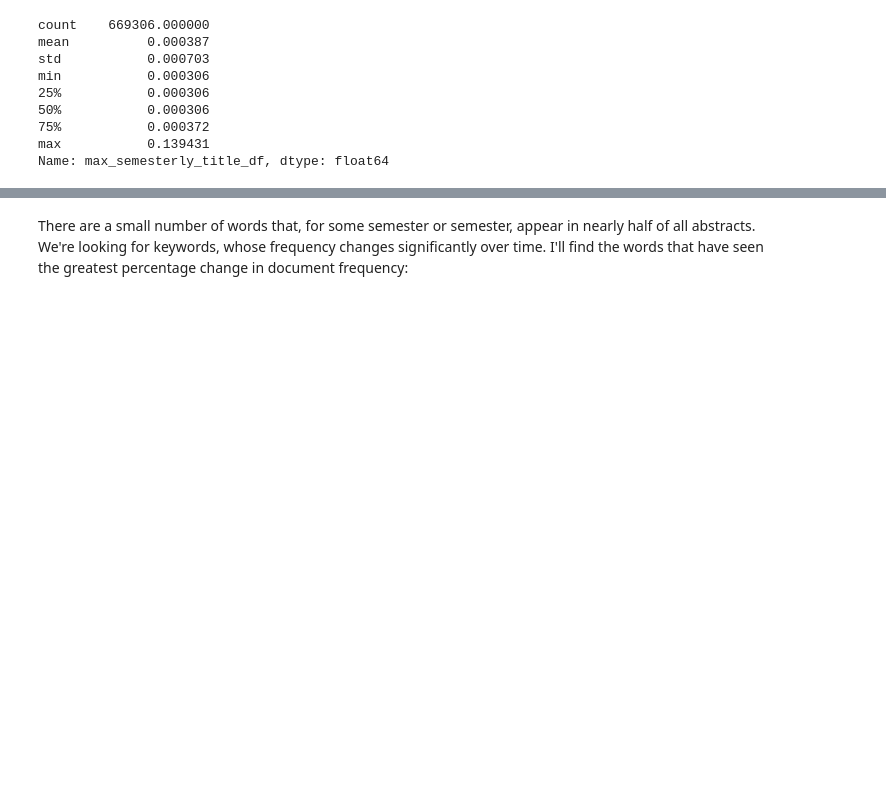
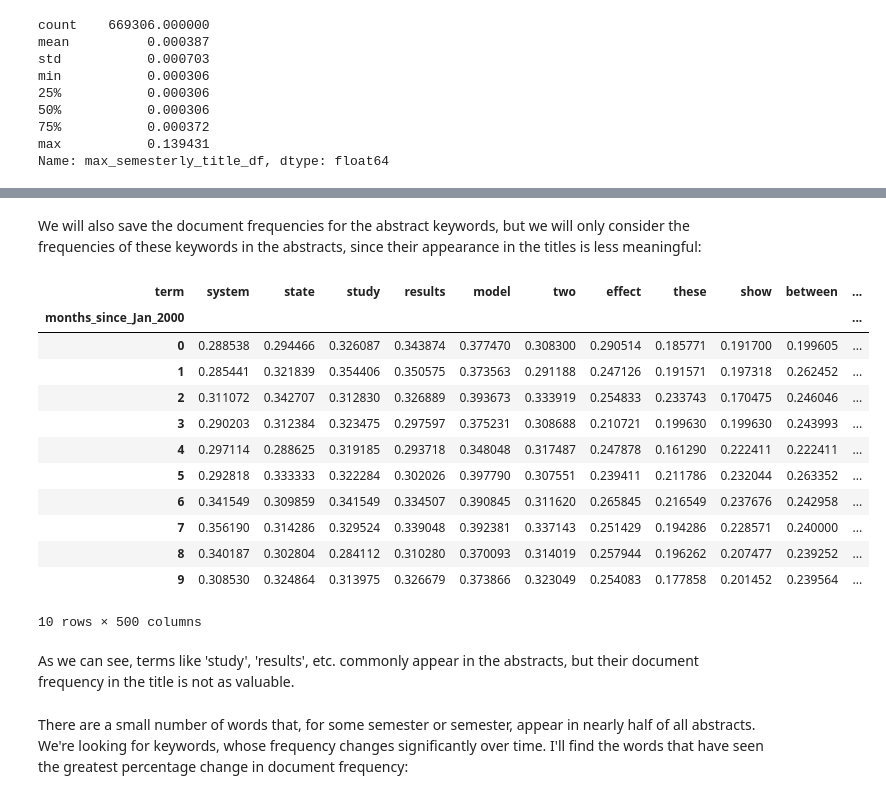
Before and after one commit to tommyliphysics/tommyli-ml, a Jupyter notebook: arxiv_trends/arxiv-historical-trends.ipynb, the cells around one changed output, grey strips where cells are left out. Cells and saved outputs as stored; diff of their text form; code cells hidden in the pictures; blank space fills up the shorter version.

```diff
--- a/arxiv_trends/arxiv-historical-trends.ipynb
+++ b/arxiv_trends/arxiv-historical-trends.ipynb
@@ -498,0 +499,3 @@ keywords = df_data.sort_values('max_semesterly_title_df', ascending=False).head(
+# %%
+title_keywords = df_data.sort_values('max_semesterly_title_df', ascending=False).head(500)
+abstract_keywords = df_data.sort_values('max_semesterly_abstract_df', ascending=False).head(500)
@@ -499,3 +545,27 @@ keywords = df_data.sort_values('max_semesterly_title_df', ascending=False).head(
+# %% [markdown]
+We will also save the document frequencies for the abstract keywords, but we will only consider the frequencies of these keywords in the abstracts, since their appearance in the titles is less meaningful:
+# %%
+abstract_keywords_monthly_abstract_data = pd.DataFrame(monthly_abstracts_df[:, abstract_keywords.index], columns=abstract_keywords['term'])
+abstract_keywords_monthly_abstract_data['months_since_Jan_2000'] = np.arange(latest_month-earliest_month)
+abstract_keywords_monthly_abstract_data.set_index('months_since_Jan_2000', inplace=True)
+abstract_keywords_monthly_abstract_data.to_csv('abstract_keywords_monthly_abstract_data.csv', sep=',', encoding='utf-8')
+abstract_keywords_monthly_abstract_data.head(10)
+# %% [output]
+| term | system | state | study | results | model | two | effect | these | show | between | ... |
+| months_since_Jan_2000 |  |  |  |  |  |  |  |  |  |  | ... |
+| 0 | 0.288538 | 0.294466 | 0.326087 | 0.343874 | 0.377470 | 0.308300 | 0.290514 | 0.185771 | 0.191700 | 0.199605 | ... |
+| 1 | 0.285441 | 0.321839 | 0.354406 | 0.350575 | 0.373563 | 0.291188 | 0.247126 | 0.191571 | 0.197318 | 0.262452 | ... |
+| 2 | 0.311072 | 0.342707 | 0.312830 | 0.326889 | 0.393673 | 0.333919 | 0.254833 | 0.233743 | 0.170475 | 0.246046 | ... |
+| 3 | 0.290203 | 0.312384 | 0.323475 | 0.297597 | 0.375231 | 0.308688 | 0.210721 | 0.199630 | 0.199630 | 0.243993 | ... |
+| 4 | 0.297114 | 0.288625 | 0.319185 | 0.293718 | 0.348048 | 0.317487 | 0.247878 | 0.161290 | 0.222411 | 0.222411 | ... |
+| 5 | 0.292818 | 0.333333 | 0.322284 | 0.302026 | 0.397790 | 0.307551 | 0.239411 | 0.211786 | 0.232044 | 0.263352 | ... |
+| 6 | 0.341549 | 0.309859 | 0.341549 | 0.334507 | 0.390845 | 0.311620 | 0.265845 | 0.216549 | 0.237676 | 0.242958 | ... |
+| 7 | 0.356190 | 0.314286 | 0.329524 | 0.339048 | 0.392381 | 0.337143 | 0.251429 | 0.194286 | 0.228571 | 0.240000 | ... |
+| 8 | 0.340187 | 0.302804 | 0.284112 | 0.310280 | 0.370093 | 0.314019 | 0.257944 | 0.196262 | 0.207477 | 0.239252 | ... |
+| 9 | 0.308530 | 0.324864 | 0.313975 | 0.326679 | 0.373866 | 0.323049 | 0.254083 | 0.177858 | 0.201452 | 0.239564 | ... |
+10 rows × 500 columns
+# %% [markdown]
+As we can see, terms like 'study', 'results', etc. commonly appear in the abstracts, but their document frequency in the title is not as valuable.
 # %% [markdown]
 There are a small number of words that, for some semester or semester, appear in nearly half of all abstracts. We're looking for keywords, whose frequency changes significantly over time. I'll find the words that have seen the greatest percentage change in document frequency:
 # %%
```
Also changed, not shown: parts of 14 cells of this notebook.
